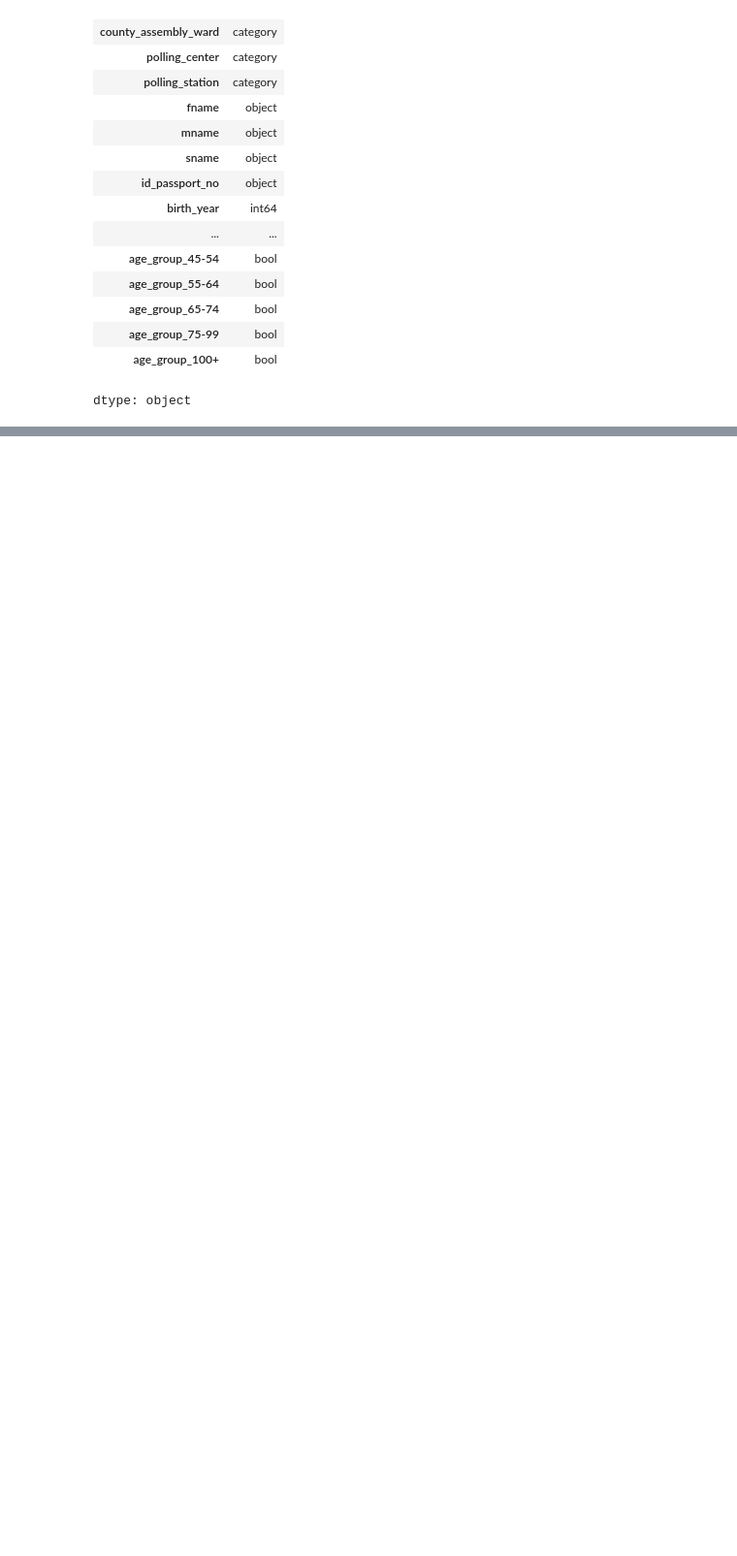
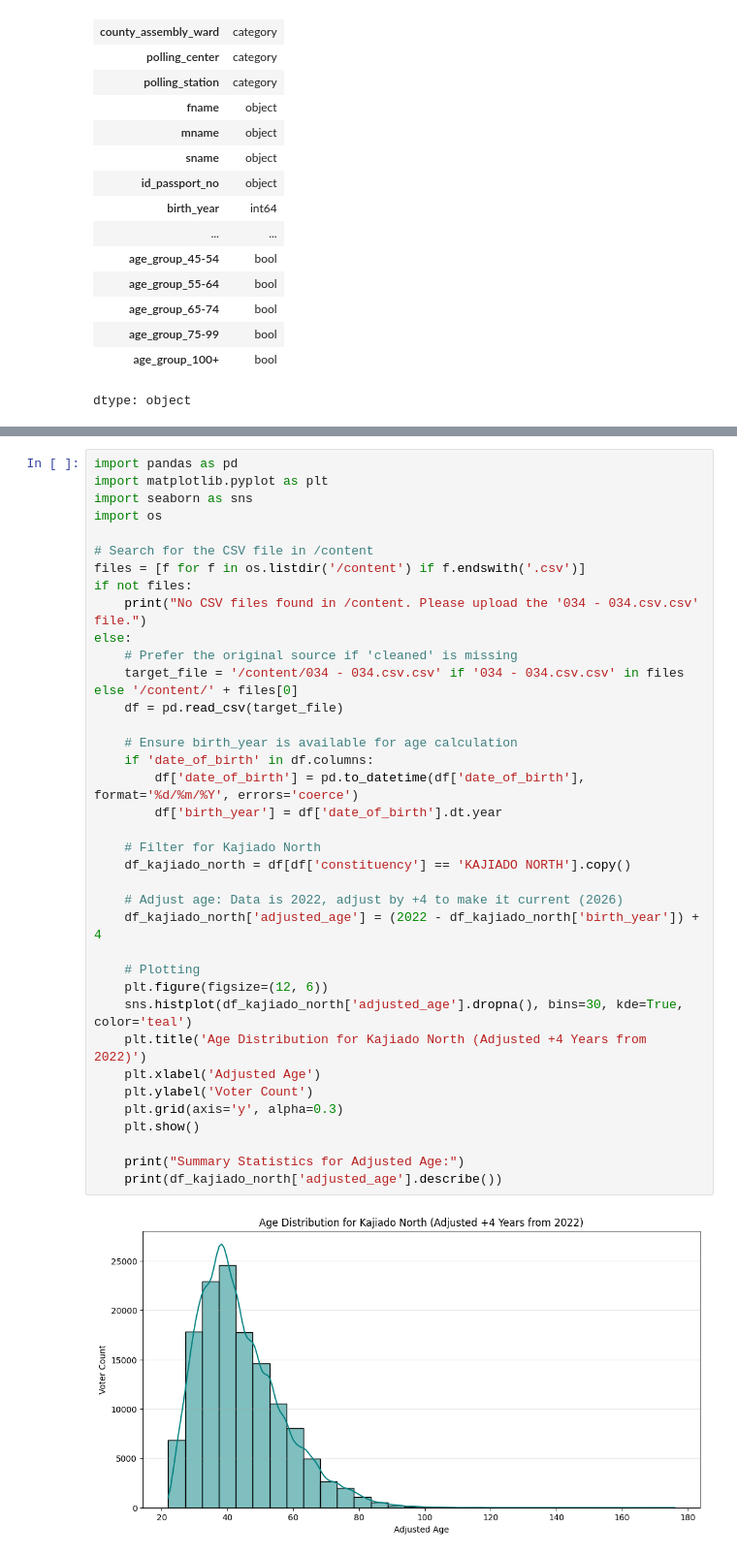
Before and after one commit to Kiletta/Data-Loading-Importation, a Jupyter notebook: Kajiado_County_Voter_statistics.ipynb, the cells around one changed output, grey strips where cells are left out. Shown at 97% size. Saved outputs shown, nothing was run; the diff lists cells and outputs as text; blank space fills up the shorter version.

```diff
--- a/Kajiado_County_Voter_statistics.ipynb
+++ b/Kajiado_County_Voter_statistics.ipynb
@@ -1377,0 +1382,39 @@ dtype: object
+# %%
+import pandas as pd
+import matplotlib.pyplot as plt
+import seaborn as sns
+import os
+
+# Search for the CSV file in /content
+files = [f for f in os.listdir('/content') if f.endswith('.csv')]
+if not files:
+    print("No CSV files found in /content. Please upload the '034 - 034.csv.csv' file.")
+else:
+    # Prefer the original source if 'cleaned' is missing
+    target_file = '/content/034 - 034.csv.csv' if '034 - 034.csv.csv' in files else '/content/' + files[0]
+    df = pd.read_csv(target_file)
+
+    # Ensure birth_year is available for age calculation
+    if 'date_of_birth' in df.columns:
+        df['date_of_birth'] = pd.to_datetime(df['date_of_birth'], format='%d/%m/%Y', errors='coerce')
+        df['birth_year'] = df['date_of_birth'].dt.year
+
+    # Filter for Kajiado North
+    df_kajiado_north = df[df['constituency'] == 'KAJIADO NORTH'].copy()
+
+    # Adjust age: Data is 2022, adjust by +4 to make it current (2026)
+    df_kajiado_north['adjusted_age'] = (2022 - df_kajiado_north['birth_year']) + 4
+
+    # Plotting
+    plt.figure(figsize=(12, 6))
+    sns.histplot(df_kajiado_north['adjusted_age'].dropna(), bins=30, kde=True, color='teal')
+    plt.title('Age Distribution for Kajiado North (Adjusted +4 Years from 2022)')
+    plt.xlabel('Adjusted Age')
+    plt.ylabel('Voter Count')
+    plt.grid(axis='y', alpha=0.3)
+    plt.show()
+
+    print("Summary Statistics for Adjusted Age:")
+    print(df_kajiado_north['adjusted_age'].describe())
+# %% [output]
+[figure, added]
```
Also changed, not shown: parts of 2 cells of this notebook.
